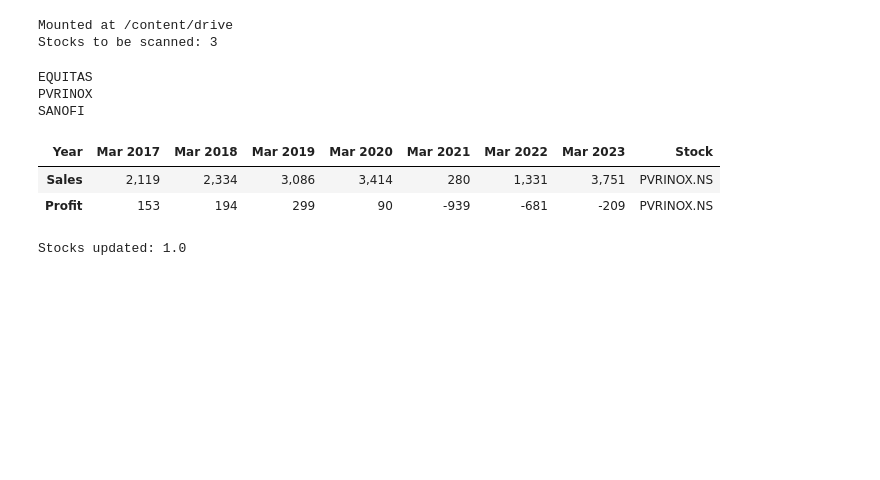
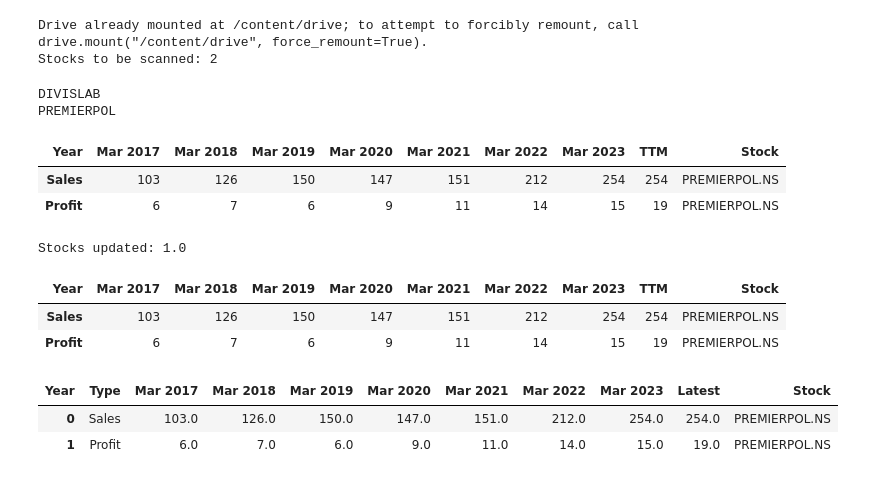
Before and after one commit to ankit-rathi/Data-Science-with-Python, a Jupyter notebook: Tradevesting/myProspects_ATH_TTM_Analysis.ipynb, the cells around one changed output. Drawn from its saved outputs; the diff is of its cells as text; code cells hidden in the pictures; blank space fills up the shorter version.

```diff
--- a/Tradevesting/myProspects_ATH_TTM_Analysis.ipynb
+++ b/Tradevesting/myProspects_ATH_TTM_Analysis.ipynb
@@ -33,18 +35,18 @@ mypf = mypf[mypf['LatestQtr'] == 0]
 
 stock_n100 = mypf['Symbol'].unique()
 
-exclude = ['ACC','AMBUJACEM','CADILAHC','GILLETTE','NESTLEIND','PGHH','SIEMENS', 'VALIANTORG','VINATIORGA', 'TATAELXSI', 'AMARAJABAT']
+exclude = ['ACC','AMBUJACEM','CADILAHC','GILLETTE','NESTLEIND','PGHH','SIEMENS', 'VALIANTORG','VINATIORGA', 'TATAELXSI', 'AMARAJABAT', 'EQUITAS']
 
 stock_n100 = mypf[~mypf['Symbol'].isin(exclude) ]['Symbol']
 
 #stock_ids
 
-stock_ids = stock_n100
-#stock_ids = ['DIVISLAB', 'HDFCBANK']
+stock_ids = stock_n100[100:]
+stock_ids = ['DIVISLAB', 'PREMIERPOL']
 print('Stocks to be scanned:',len(stock_ids))
 # %% [output]
-Mounted at /content/drive
-Stocks to be scanned: 3
+Drive already mounted at /content/drive; to attempt to forcibly remount, call drive.mount("/content/drive", force_remount=True).
+Stocks to be scanned: 2
 # %%
 import requests
 from bs4 import BeautifulSoup
@@ -59,7 +61,7 @@ for stock_name in stock_ids:
 
     link_blueprint = "https://www.screener.in/company/"
 
-    stock_list = ['3MINDIA', 'AUBANK', 'COLPAL', 'GLAND', 'LUXIND', 'WHIRLPOOL']
+    stock_list = ['3MINDIA', 'AUBANK', 'COLPAL', 'GLAND', 'LUXIND', 'WHIRLPOOL'] #, 'PREMIERPOL']
 
     if stock_name in stock_list:
         actual_link = link_blueprint + stock_name.upper()
@@ -80,7 +82,7 @@ for stock_name in stock_ids:
             test_list.remove(" \r")
 
         return test_list
-
+    #print(actual_link)
     test_list = get_list(actual_link)
 
     #print(len(test_list))
@@ -96,42 +98,42 @@ for stock_name in stock_ids:
     if n > 162:
         p = 8
         q = n-162
     elif n > 120 and n <= 162:
         p = 8
     elif n < 120 and n > 100:
         p = 7
 
     else:
         p = 6
 
 
     #print(test_list)
-    if 'TTM' in test_list:
+    if 'TTM' not in test_list:
+        end_year = 'Mar 2023'
+    else:
         end_year = 'TTM'
-    else:
-        end_year = 'Mar 2023'
+
         df_yoy = pd.DataFrame()
         #print(test_list)
         s = test_list.index(end_year) +1 - test_list.index('Mar 2017')
 
         df_yoy['Year'] = test_list[test_list.index('Mar 2017'):test_list.index(end_year)+1]
         df_yoy['Sales'] = test_list[test_list.index('Expenses\xa0+')-s:test_list.index('Expenses\xa0+')]
         df_yoy['Profit'] = test_list[test_list.index('Tax %')-s:test_list.index('Tax %')]
 
         df_yoy.set_index('Year', inplace=True)
         df_yoy = df_yoy.T
         df_yoy['Stock'] = stock_name.upper() + '.NS'
         #df_yoy
         df_latest_analysis = pd.concat([df_latest_analysis, df_yoy])
 
 df_latest_analysis
 # %% [output]
-EQUITAS
-PVRINOX
-SANOFI
+DIVISLAB
+PREMIERPOL
-| Year | Mar 2017 | Mar 2018 | Mar 2019 | Mar 2020 | Mar 2021 | Mar 2022 | Mar 2023 | Stock |
-| Sales | 2,119 | 2,334 | 3,086 | 3,414 | 280 | 1,331 | 3,751 | PVRINOX.NS |
-| Profit | 153 | 194 | 299 | 90 | -939 | -681 | -209 | PVRINOX.NS |
+| Year | Mar 2017 | Mar 2018 | Mar 2019 | Mar 2020 | Mar 2021 | Mar 2022 | Mar 2023 | TTM | Stock |
+| Sales | 103 | 126 | 150 | 147 | 151 | 212 | 254 | 254 | PREMIERPOL.NS |
+| Profit | 6 | 7 | 6 | 9 | 11 | 14 | 15 | 19 | PREMIERPOL.NS |
 # %%
 print('Stocks updated:', df_latest_analysis.shape[0]/2)
 if df_latest_analysis.shape[0] > 0:
@@ -139,6 +141,12 @@ if df_latest_analysis.shape[0] > 0:
   len(lastestq_stocks)
 # %% [output]
 Stocks updated: 1.0
+# %%
+df_latest_analysis
+# %% [output]
+| Year | Mar 2017 | Mar 2018 | Mar 2019 | Mar 2020 | Mar 2021 | Mar 2022 | Mar 2023 | TTM | Stock |
+| Sales | 103 | 126 | 150 | 147 | 151 | 212 | 254 | 254 | PREMIERPOL.NS |
+| Profit | 6 | 7 | 6 | 9 | 11 | 14 | 15 | 19 | PREMIERPOL.NS |
 # %%
 if df_latest_analysis.shape[0] > 0:
   #df_analysis.columns
@@ -148,6 +156,12 @@ if df_latest_analysis.shape[0] > 0:
   #df_analysis[cols] = df_analysis[cols].apply(pd.to_numeric)
   for col in cols:
       df_latest_analysis[col] = df_latest_analysis[col].str.replace(',', '').astype(float)
+# %%
+df_latest_analysis
+# %% [output]
+| Year | Type | Mar 2017 | Mar 2018 | Mar 2019 | Mar 2020 | Mar 2021 | Mar 2022 | Mar 2023 | Latest | Stock |
+| 0 | Sales | 103.0 | 126.0 | 150.0 | 147.0 | 151.0 | 212.0 | 254.0 | 254.0 | PREMIERPOL.NS |
+| 1 | Profit | 6.0 | 7.0 | 6.0 | 9.0 | 11.0 | 14.0 | 15.0 | 19.0 | PREMIERPOL.NS |
 # %%
 if df_latest_analysis.shape[0] > 0:
   df_latest_analysis['Max'] = df_latest_analysis.max(axis=1)
```
Also changed, not shown: parts of 5 cells of this notebook.
